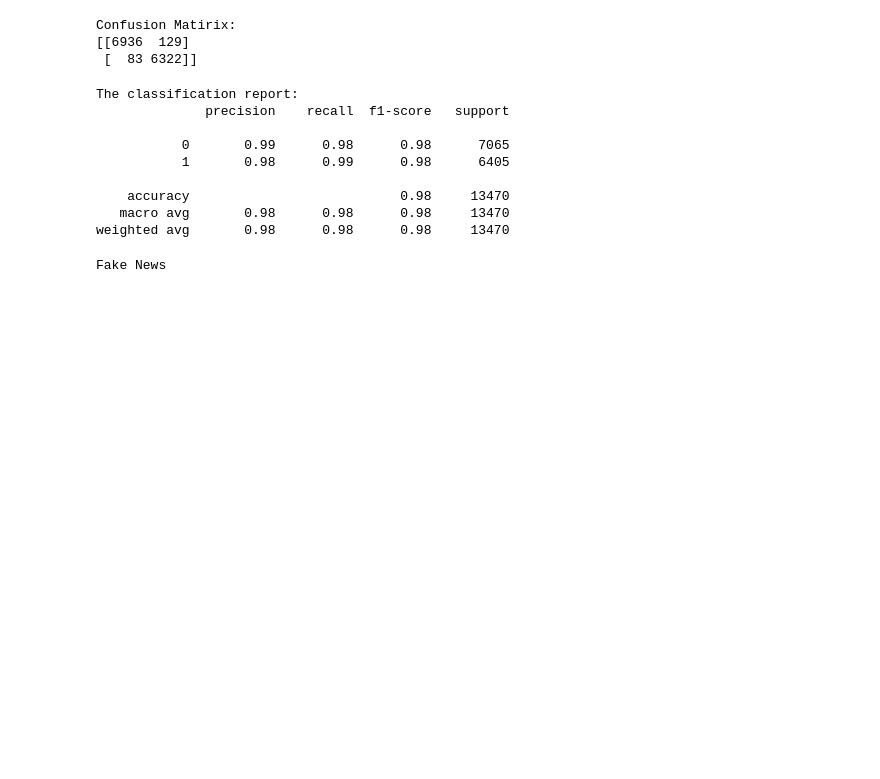
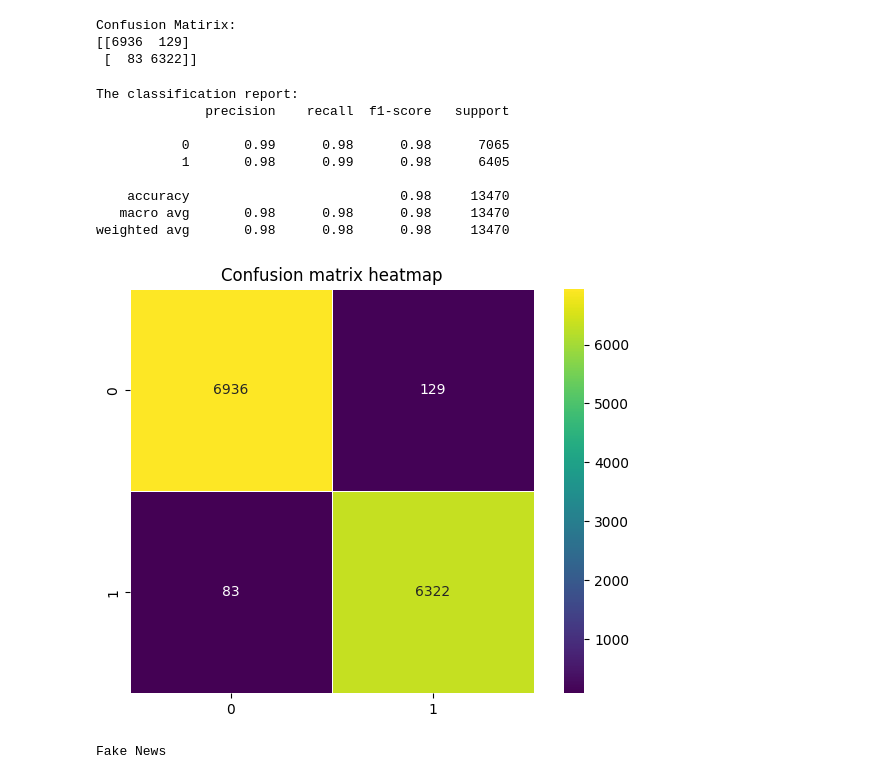
Before and after one commit to BeenishJahan/Fake_news_detection, a Jupyter notebook: model.ipynb, the cells around one changed output. Cells and saved outputs as stored; diff of their text form; code cells hidden in the pictures; blank space fills up the shorter version.

```diff
--- a/model.ipynb
+++ b/model.ipynb
@@ -100,6 +101,22 @@ The classification report:
     accuracy                           0.98     13470
    macro avg       0.98      0.98      0.98     13470
 weighted avg       0.98      0.98      0.98     13470
+# %%
+# Visualizing confusion matrix using a heatmap--
+plt.figure()
+sns.heatmap(
+    confusion_matrix(y_test,prediction),
+    annot=True,
+    fmt='d',
+    cmap='viridis',
+    square=True,
+    linewidth=0.5
+)
+plt.title("Confusion matrix heatmap")
+plt.tight_layout()
+plt.show()
+# %% [output]
+[figure, added]
 # %%
 # Creating a function to predict fake or real news--
 def true_fake():
```
Also changed, not shown: parts of 1 cell of this notebook, 1 other file.
